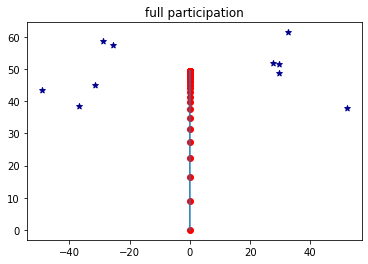
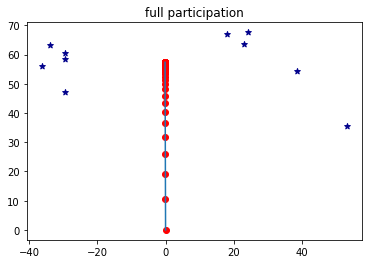
Unified diff of the notebook cell whose output changed from the first chart to the second:
--- before
+++ after
@@ -1,8 +1,11 @@
 # full participation
+active_rate = 0.1
 w_recordf = full_participation(w, Rounds)
-w_recordEP = partial_participation_equalP(w, Rounds, active_rate=0.1)
-w_recordUP = partial_participation_unbalancedP(w, Rounds, active_rate=0.1, unbalanced_rate=4)
-w_recordUP_unbias = divideP_unbalancedP(w, Rounds, active_rate=0.1, unbalanced_rate=4)
-w_recordFedVARP = FedVARP_unbalancedP(w, Rounds, active_rate=0.1, unbalanced_rate=4)
+w_recordEP = partial_participation_equalP(w, Rounds, active_rate=active_rate)
+w_recordUP = partial_participation_unbalancedP(w, Rounds, active_rate=active_rate, unbalanced_rate=4)
+w_recordUP_unbias = divideP_unbalancedP(w, Rounds, active_rate=active_rate, unbalanced_rate=4)
+w_recordFedVARP = FedVARP_unbalancedP(w, Rounds, active_rate=active_rate, unbalanced_rate=4)
+w_recordFedwin = Fedwin_unbalancedP(w, Rounds, active_rate=active_rate, unbalanced_rate=4, window_size=1)
+w_recordFedUW2 = FedUW2_unbalancedP(w, Rounds, active_rate=active_rate, unbalanced_rate=4, window_size=1)
 # plot w_record
 import matplotlib.pyplot as plt
@@ -63,2 +66,24 @@
 plt.title('FedVARP')
 plt.show()
+
+w_record = np.array(w_recordFedwin)
+# show all local optimals
+plt.scatter(low_freq_clients[0,:], low_freq_clients[1,:], c='lightsteelblue', marker='*')
+plt.scatter(high_freq_clients[0,:], high_freq_clients[1,:], c='darkblue', marker='*')
+# show trajectory of w, with lines
+plt.plot(w_record[:, 0], w_record[:, 1])
+# show trajectory of w, with scatters
+plt.scatter(w_record[::10, 0], w_record[::10, 1], c='r', marker='o', )
+plt.title('Fedwin(UW1)')
+plt.show()
+
+w_record = np.array(w_recordFedUW2)
+# show all local optimals
+plt.scatter(low_freq_clients[0,:], low_freq_clients[1,:], c='lightsteelblue', marker='*')
+plt.scatter(high_freq_clients[0,:], high_freq_clients[1,:], c='darkblue', marker='*')
+# show trajectory of w, with lines
+plt.plot(w_record[:, 0], w_record[:, 1])
+# show trajectory of w, with scatters
+plt.scatter(w_record[::10, 0], w_record[::10, 1], c='r', marker='o', )
+plt.title('UW2')
+plt.show()

Commit: toy experiment